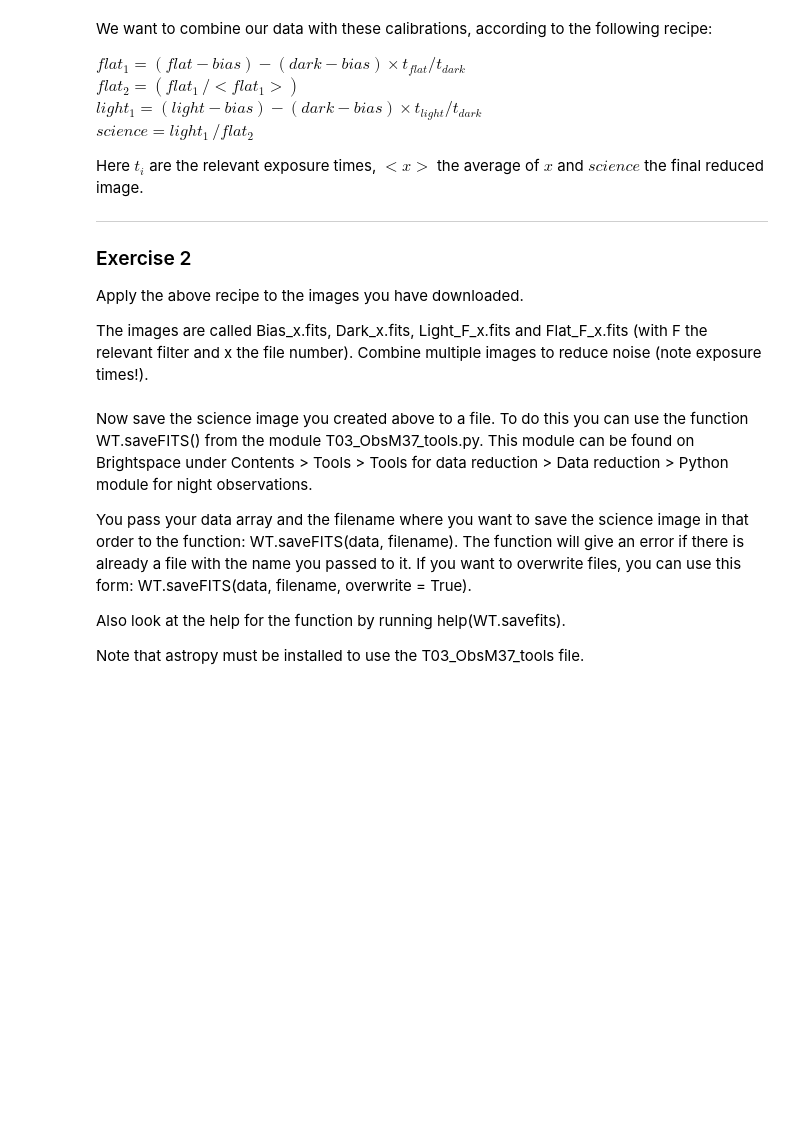
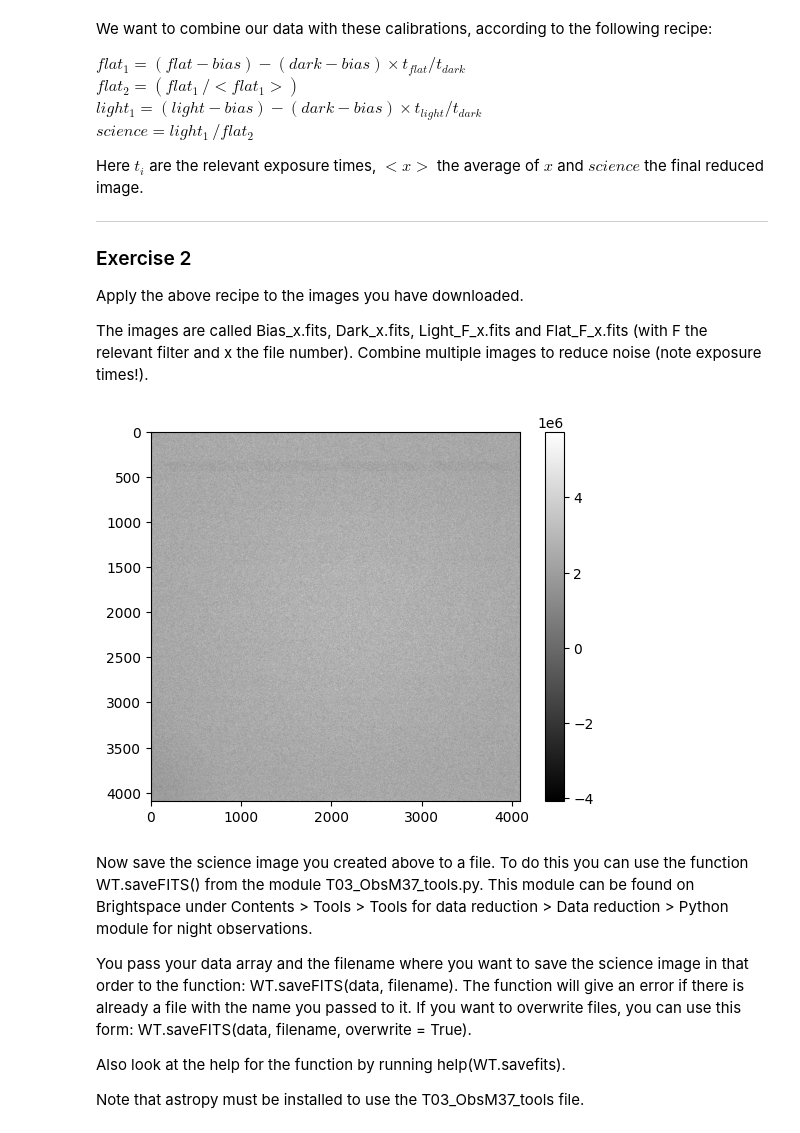
Before and after one commit to TheCaspeer/Universiteit-Leiden, a Jupyter notebook: year1_semester2/Praktische_Sterrenkunde/Observing1/Code/T03_DataRedu_M37.ipynb, the cells around one changed output. Saved outputs shown, nothing was run; the diff lists cells and outputs as text; code cells hidden in the pictures; blank space fills up the shorter version.

```diff
--- a/year1_semester2/Praktische_Sterrenkunde/Observing1/Code/T03_DataRedu_M37.ipynb
+++ b/year1_semester2/Praktische_Sterrenkunde/Observing1/Code/T03_DataRedu_M37.ipynb
@@ -139,3 +135,42 @@ The images are called Bias_x.fits, Dark_x.fits, Light_F_x.fits and Flat_F_x.fits
+# %%
+
+# Creating science imagine class
+# we hebben meerdere foto's gemaakt op de avond zelf, daarom doe ik het met een object zodat we later betere code hebben
+# TO-DO: goed de comment herschrijven voor de opdracht zelf ipv alleen voor ons
+class science_image:
+    def __init__(self, light, flat, dark, bias, t_flat, t_dark, t_light):
+        # Only .data is relevant, other information is omitted
+        light = light.data
+        flat = flat.data
+        dark = dark.data
+        bias = bias.data
+
+        # Calculating according to the formules given above
+        self.flat_1 = (flat-bias) - (dark-bias) * (t_flat/t_dark)
+        self.flat_2 = (self.flat_1) / (np.median(self.flat_1))
+        self.light_1 = (light-bias) - (dark-bias) * (t_light/t_dark)
+        self.science = self.light_1 / self.flat_2
+
+# Loading data
+filter = "R" # PLACEHOLDER
+base_path = r"../raw_data/test_data/"
+flat = fits.open(f"{base_path}Flat_{filter}.fits")[0]
+dark = fits.open(f"{base_path}Dark_1.fits")[0] # ik snap nog niet of we nu dark_1 of dark_2 zouden moeten gebruiken
+bias = fits.open(f"{base_path}Bias.fits")[0]
+light = fits.open(f"{base_path}Light_{filter}.fits")[0]
+
+image = science_image(light, flat, dark, bias,
+                        flat.header['EXPTIME'], dark.header['EXPTIME'], light.header['EXPTIME'])
+
+# Plotting result of the image reduction
+plt.imshow(image.science, cmap="gray")
+plt.colorbar()
+plt.show() # deze plot geeft een beeld waar je eigenlijk niks op kan zien. geen flauw idee waarom
+# ik heb een beetje gespeeld met welke filter en welke dark, maar zag weinig nuttigs.
+
+# TO-DO: er staat "Combine multiple images to reduce noise (note exosure times!)" in de opdracht, ik snap nog niet precies hoe dit moet
+# %% [output]
+[figure, added]
 # %% [markdown]
 Now save the science image you created above to a file. To do this you can use the function WT.saveFITS() from the module T03_ObsM37_tools.py. This module can be found on Brightspace under Contents > Tools > Tools for data reduction > Data reduction > Python module for night observations.
 
```
Also changed, not shown: parts of 2 cells of this notebook.
